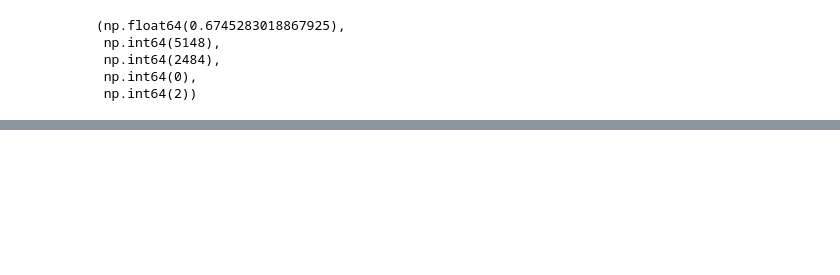
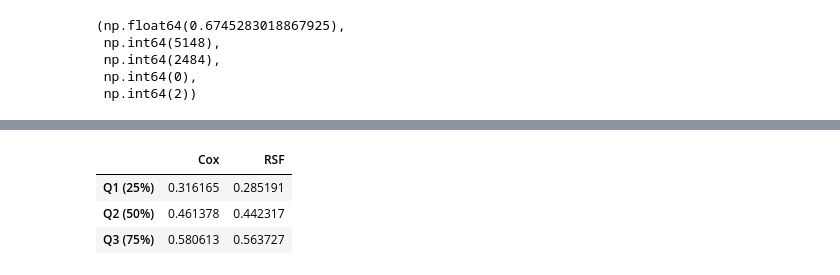
Before and after one commit to compbiomed-unito/survival-metrics, a Jupyter notebook: Tutorial.ipynb, the cells around one changed output, grey strips where cells are left out. Cells and saved outputs as stored; diff of their text form; code cells hidden in the pictures; blank space fills up the shorter version.

```diff
--- a/Tutorial.ipynb
+++ b/Tutorial.ipynb
@@ -130,0 +204,23 @@ concordance_index_censored(y_test['cens'], y_test['time'], rsf.predict(X_test))
+# %%
+# Per-quartile breakdown
+logloss_per_quartile = make_survival_scorer(
+    log_loss,
+    needs="failure",
+    classification=True,
+    aggregate="no",
+    time_mode="quantiles",
+    time_values=[0.25, 0.5, 0.75],
+)
+
+cox_ll_q = logloss_per_quartile(SksurvAdapter(cox), X_test, y_test)
+rsf_ll_q = logloss_per_quartile(SksurvAdapter(rsf), X_test, y_test)
+
+pd.DataFrame(
+    {"Cox": cox_ll_q, "RSF": rsf_ll_q},
+    index=["Q1 (25%)", "Q2 (50%)", "Q3 (75%)"],
+)
+# %% [output]
+|  | Cox | RSF |
+| Q1 (25%) | 0.316165 | 0.285191 |
+| Q2 (50%) | 0.461378 | 0.442317 |
+| Q3 (75%) | 0.580613 | 0.563727 |
```
Also changed, not shown: parts of 10 cells of this notebook, 21 other files.
